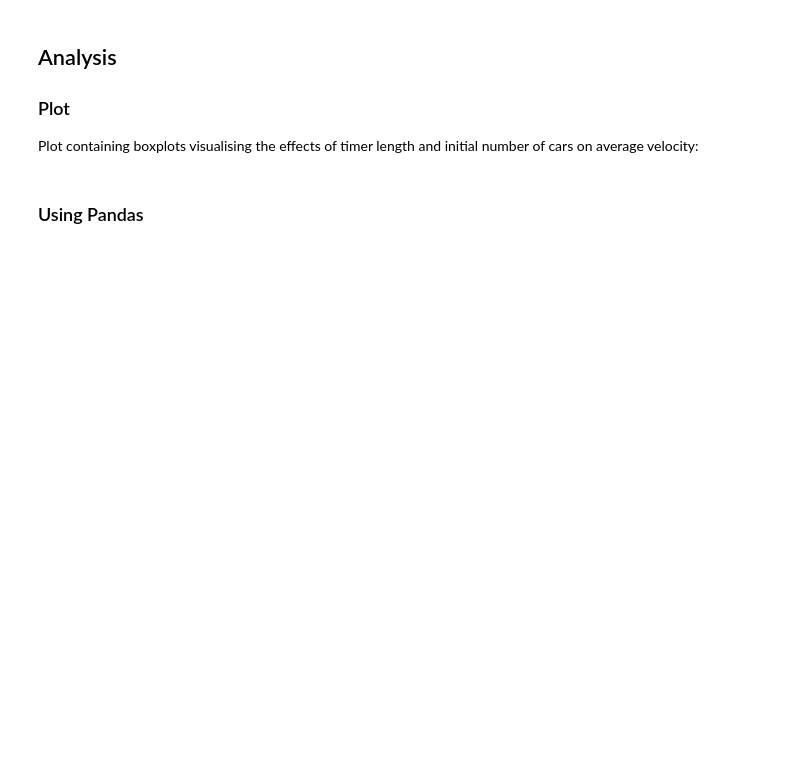
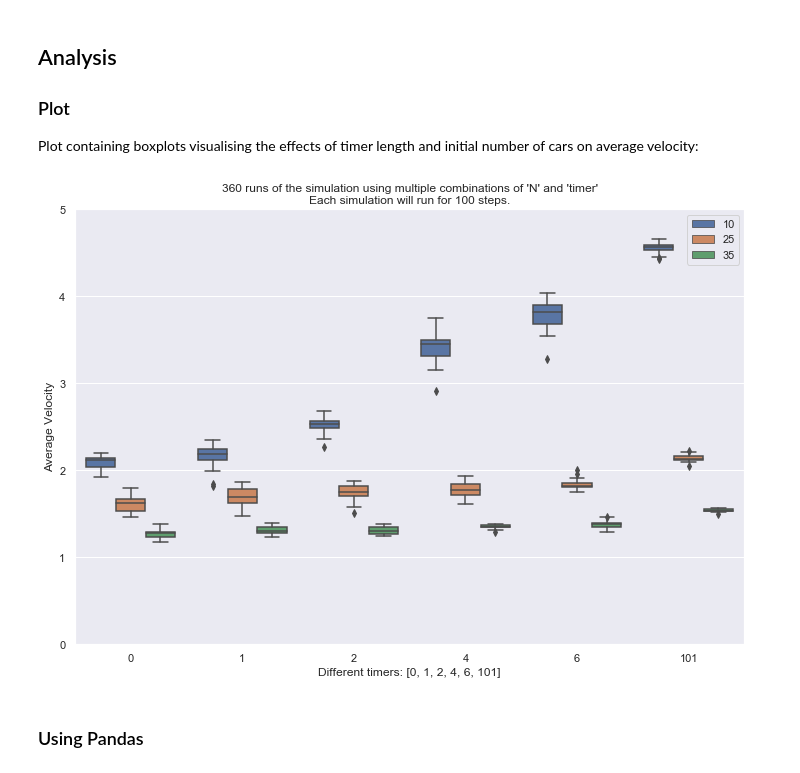
Before and after one commit to Casper-Smet/turing-route-66, a Jupyter notebook: Simulation Analysis.ipynb, the cells around one changed output. Cells and saved outputs as stored; diff of their text form; code cells hidden in the pictures; blank space fills up the shorter version.

Commit message:
Added timer of 101 to Analysis

```diff
--- a/Simulation Analysis.ipynb
+++ b/Simulation Analysis.ipynb
@@ -12,7 +14,9 @@ plot_simulation(100, 35, length=100, p=0.3, grid=True)
 ### Plot
 Plot containing boxplots visualising the effects of timer length and initial number of cars on average velocity:
 # %%
-data = plot_batch_run(N=[10, 25, 35], timer=[0, 1, 2, 4, 6], iterations=20)
+data = plot_batch_run(N=[10, 25, 35], timer=[0, 1, 2, 4, 6, 101], iterations=20)
+# %% [output]
+[figure, added]
 # %% [markdown]
 ### Using Pandas
 # %%
```
Also changed, not shown: parts of 3 cells of this notebook.
